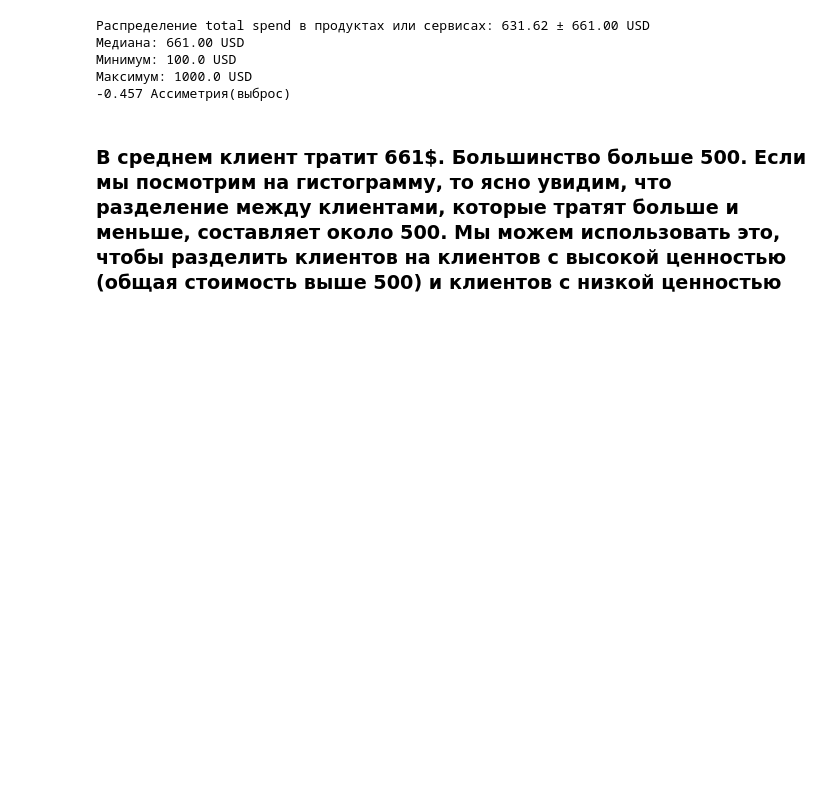
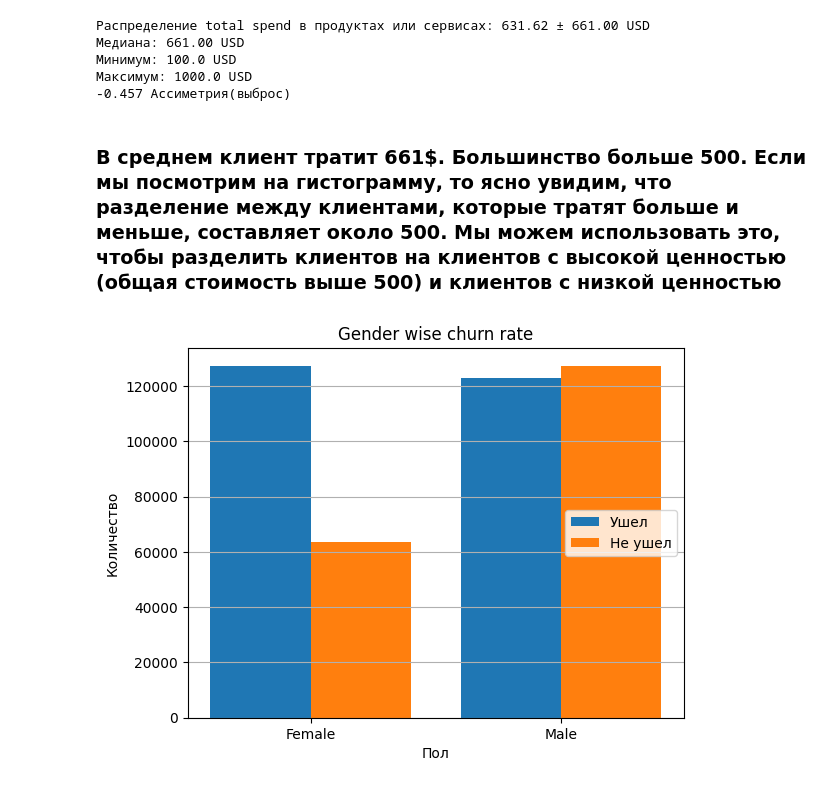
Before and after one commit to Agamemnommom/Churn-Prediction-Service, a Jupyter notebook: Churn_Prediction.ipynb, the cells around one changed output. Cells and saved outputs as stored; diff of their text form; code cells hidden in the pictures; blank space fills up the shorter version.

```diff
--- a/Churn_Prediction.ipynb
+++ b/Churn_Prediction.ipynb
@@ -320,0 +313,21 @@ make_histogram(df, 'Total Spend', bins=25, custom_ticks=np.arange(0, 1001, 100),
+# %%
+gender_churn = df.groupby(['Gender', 'Churn']).size().unstack()
+
+X = list(gender_churn.index)
+churn_0 = list(gender_churn.iloc[:, 0])
+churn_1 = list(gender_churn.iloc[:, 1])
+
+X_axis = np.arange(len(X))
+
+plt.bar(X_axis - 0.2, churn_1, 0.4, label = 'Ушел')
+plt.bar(X_axis + 0.2, churn_0, 0.4, label = 'Не ушел')
+
+plt.xticks(X_axis, X)
+plt.xlabel('Пол')
+plt.ylabel('Количество')
+plt.title("Gender wise churn rate")
+plt.legend(loc='center right')
+plt.grid(axis='y')
+plt.show()
+# %% [output]
+[figure, added]
```
Also changed, not shown: parts of 47 cells of this notebook.
